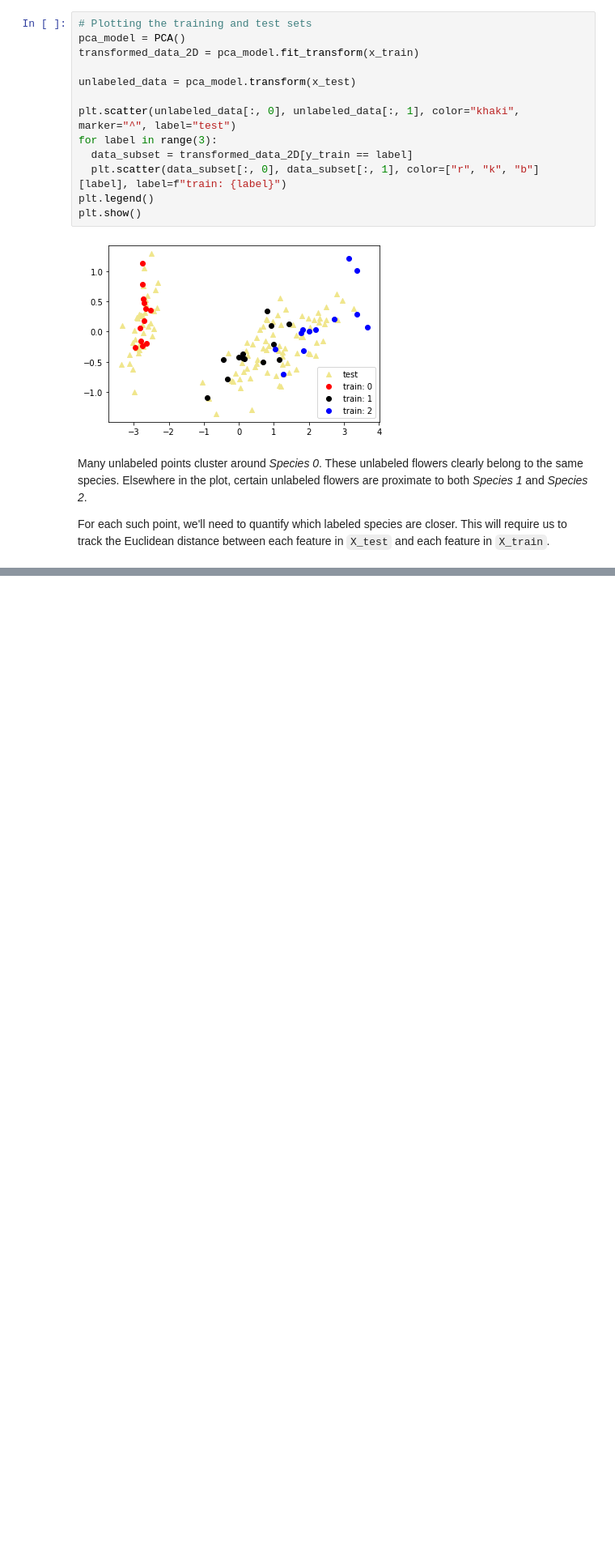
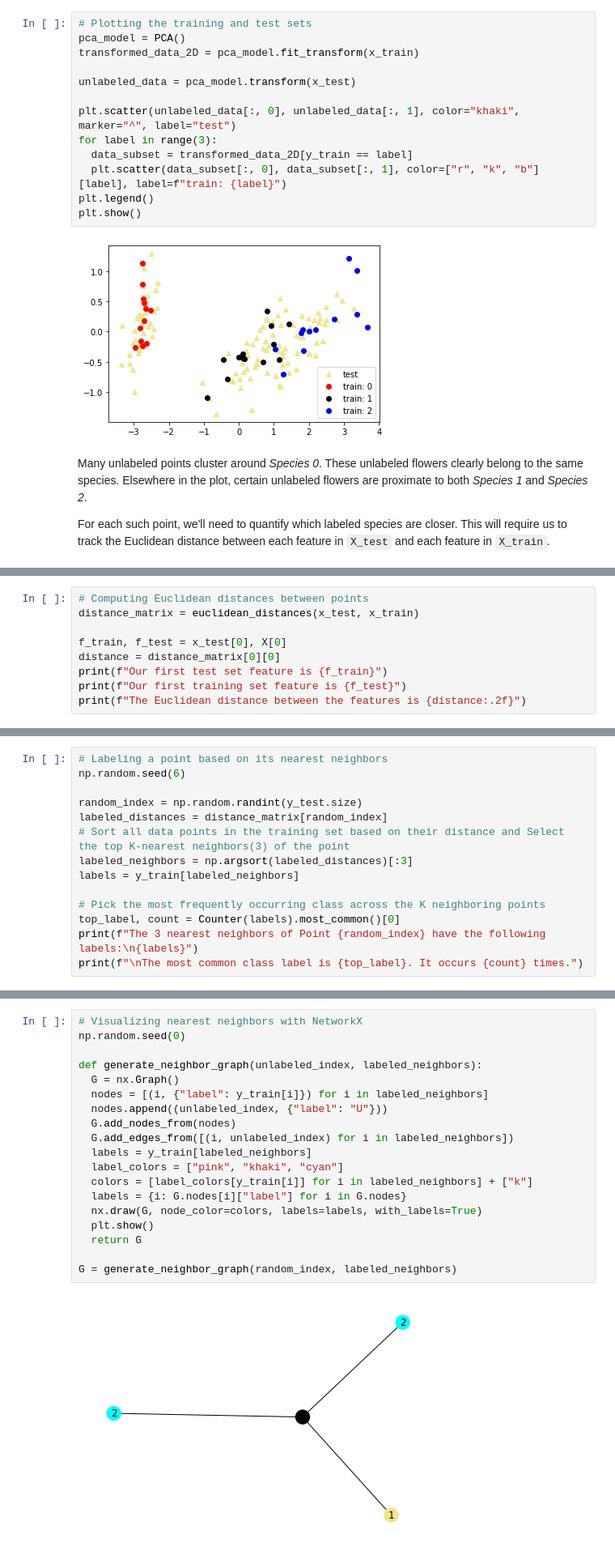
Before and after one commit to rahiakela/data-science-research-and-practice, a Jupyter notebook: data-science-bookcamp/case-study-5--predicting-future-friendships/03_network_driven_machine_learning.ipynb, the cells around one changed output, grey strips where cells are left out. Shown at 81% size. Saved outputs shown, nothing was run; the diff lists cells and outputs as text; blank space fills up the shorter version.

```diff
--- a/data-science-bookcamp/case-study-5--predicting-future-friendships/03_network_driven_machine_learning.ipynb
+++ b/data-science-bookcamp/case-study-5--predicting-future-friendships/03_network_driven_machine_learning.ipynb
@@ -118,0 +117,9 @@ For each such point, we'll need to quantify which labeled species are closer. Th
+# %%
+# Computing Euclidean distances between points
+distance_matrix = euclidean_distances(x_test, x_train)
+
+f_train, f_test = x_test[0], X[0]
+distance = distance_matrix[0][0]
+print(f"Our first test set feature is {f_train}")
+print(f"Our first training set feature is {f_test}")
+print(f"The Euclidean distance between the features is {distance:.2f}")
@@ -118,0 +134,14 @@ For each such point, we'll need to quantify which labeled species are closer. Th
+# %%
+# Labeling a point based on its nearest neighbors
+np.random.seed(6)
+
+random_index = np.random.randint(y_test.size)
+labeled_distances = distance_matrix[random_index]
+# Sort all data points in the training set based on their distance and Select the top K-nearest neighbors(3) of the point
+labeled_neighbors = np.argsort(labeled_distances)[:3]
+labels = y_train[labeled_neighbors]
+
+# Pick the most frequently occurring class across the K neighboring points
+top_label, count = Counter(labels).most_common()[0]
+print(f"The 3 nearest neighbors of Point {random_index} have the following labels:\n{labels}")
+print(f"\nThe most common class label is {top_label}. It occurs {count} times.")
@@ -118,0 +167,21 @@ For each such point, we'll need to quantify which labeled species are closer. Th
+# %%
+# Visualizing nearest neighbors with NetworkX
+np.random.seed(0)
+
+def generate_neighbor_graph(unlabeled_index, labeled_neighbors):
+  G = nx.Graph()
+  nodes = [(i, {"label": y_train[i]}) for i in labeled_neighbors]
+  nodes.append((unlabeled_index, {"label": "U"}))
+  G.add_nodes_from(nodes)
+  G.add_edges_from([(i, unlabeled_index) for i in labeled_neighbors])
+  labels = y_train[labeled_neighbors]
+  label_colors = ["pink", "khaki", "cyan"]
+  colors = [label_colors[y_train[i]] for i in labeled_neighbors] + ["k"]
+  labels = {i: G.nodes[i]["label"] for i in G.nodes}
+  nx.draw(G, node_color=colors, labels=labels, with_labels=True)
+  plt.show()
+  return G
+
+G = generate_neighbor_graph(random_index, labeled_neighbors)
+# %% [output]
+[figure, added]
```
Also changed, not shown: parts of 14 cells of this notebook.
